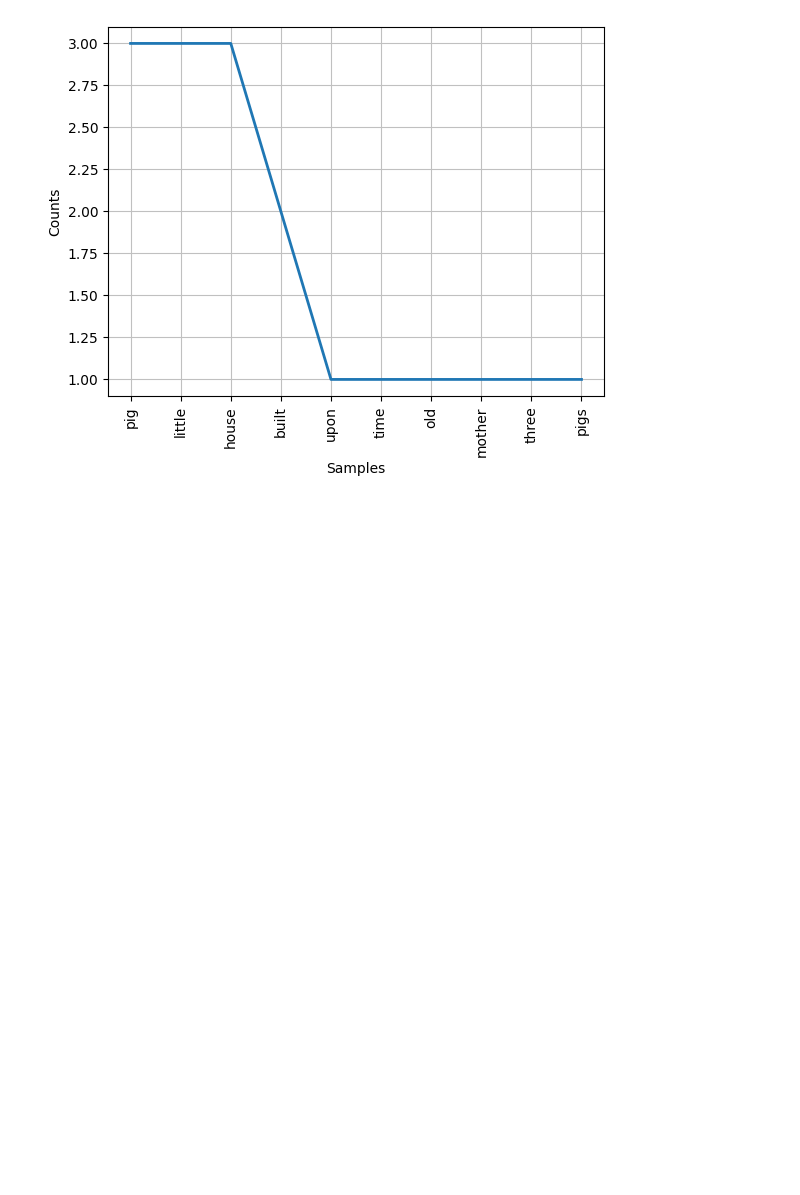
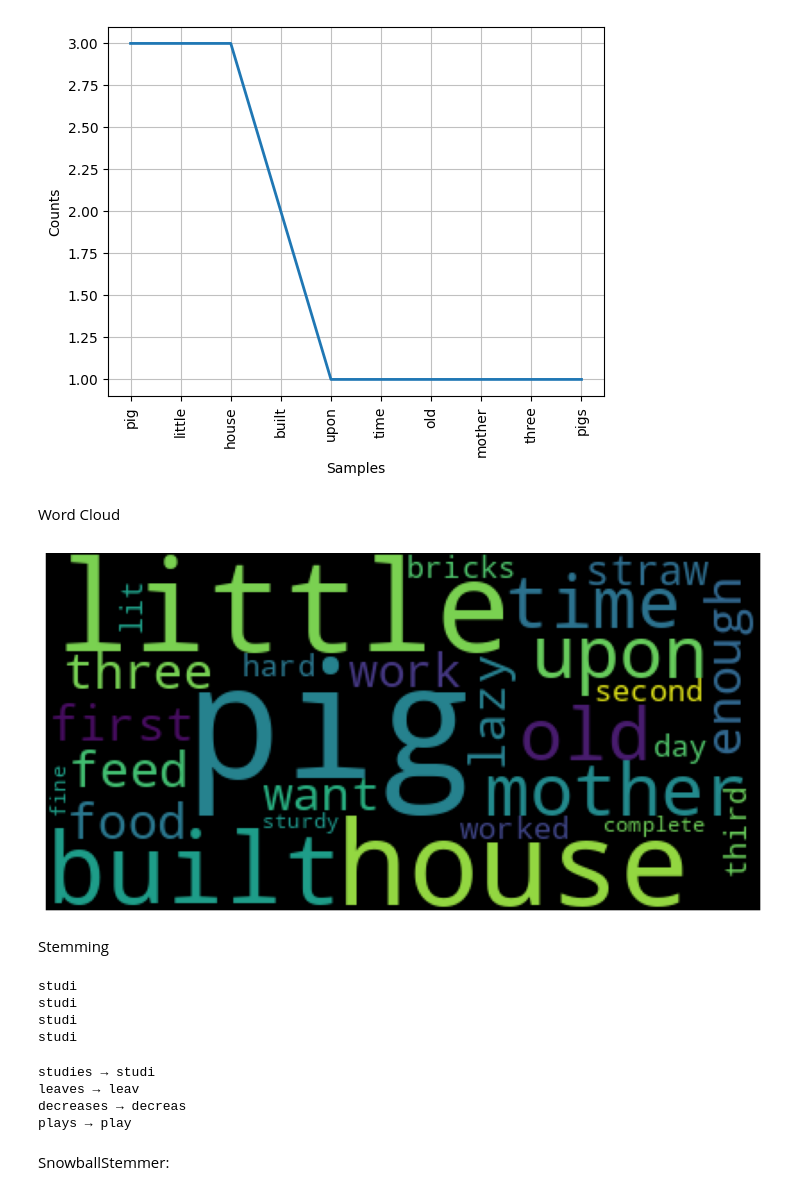
Before and after one commit to Smarikatripathi/NLP, a Jupyter notebook: Exploring_features_of_NLP.ipynb, the cells around one changed output. Drawn from its saved outputs; the diff is of its cells as text; code cells hidden in the pictures; blank space fills up the shorter version.

```diff
--- a/Exploring_features_of_NLP.ipynb
+++ b/Exploring_features_of_NLP.ipynb
@@ -211,3 +211,65 @@ fdist.plot(10)
 # %% [output]
 <Axes: xlabel='Samples', ylabel='Counts'>
 [figure]
+# %% [markdown]
+Word Cloud
+# %%
+#Library to form wordcloud :
+from wordcloud import WordCloud
+
+#Library to plot the wordcloud :
+import matplotlib.pyplot as plt
+
+#Generating the wordcloud :
+wordcloud = WordCloud().generate(text)
+
+#Plot the wordcloud :
+plt.figure(figsize = (12, 12))
+plt.imshow(wordcloud)
+
+#To remove the axis value :
+plt.axis("off")
+plt.show()
+# %% [output]
+[figure, added]
+# %% [markdown]
+Stemming
+# %%
+#Stemming Example :
+
+#Import stemming Library :
+from nltk.stem import PorterStemmer
+
+porter = PorterStemmer()
+
+#Word-list for stemming :
+word_list = ["Study","Studying","Studies","Studied"]
+
+for w in word_list:
+    print(porter.stem(w))
+# %% [output]
+studi
+studi
+studi
+studi
+# %%
+#Stemming Example :
+
+# Import the stemming library
+from nltk.stem import PorterStemmer
+
+# Create the stemmer object
+porter = PorterStemmer()
+
+# Word-list for stemming
+word_list = ["studies", "leaves", "decreases", "plays"]
+
+for w in word_list:
+    print(w, "→", porter.stem(w))
+# %% [output]
+studies → studi
+leaves → leav
+decreases → decreas
+plays → play
+# %% [markdown]
+SnowballStemmer:
```
Also changed, not shown: parts of 4 cells of this notebook.
